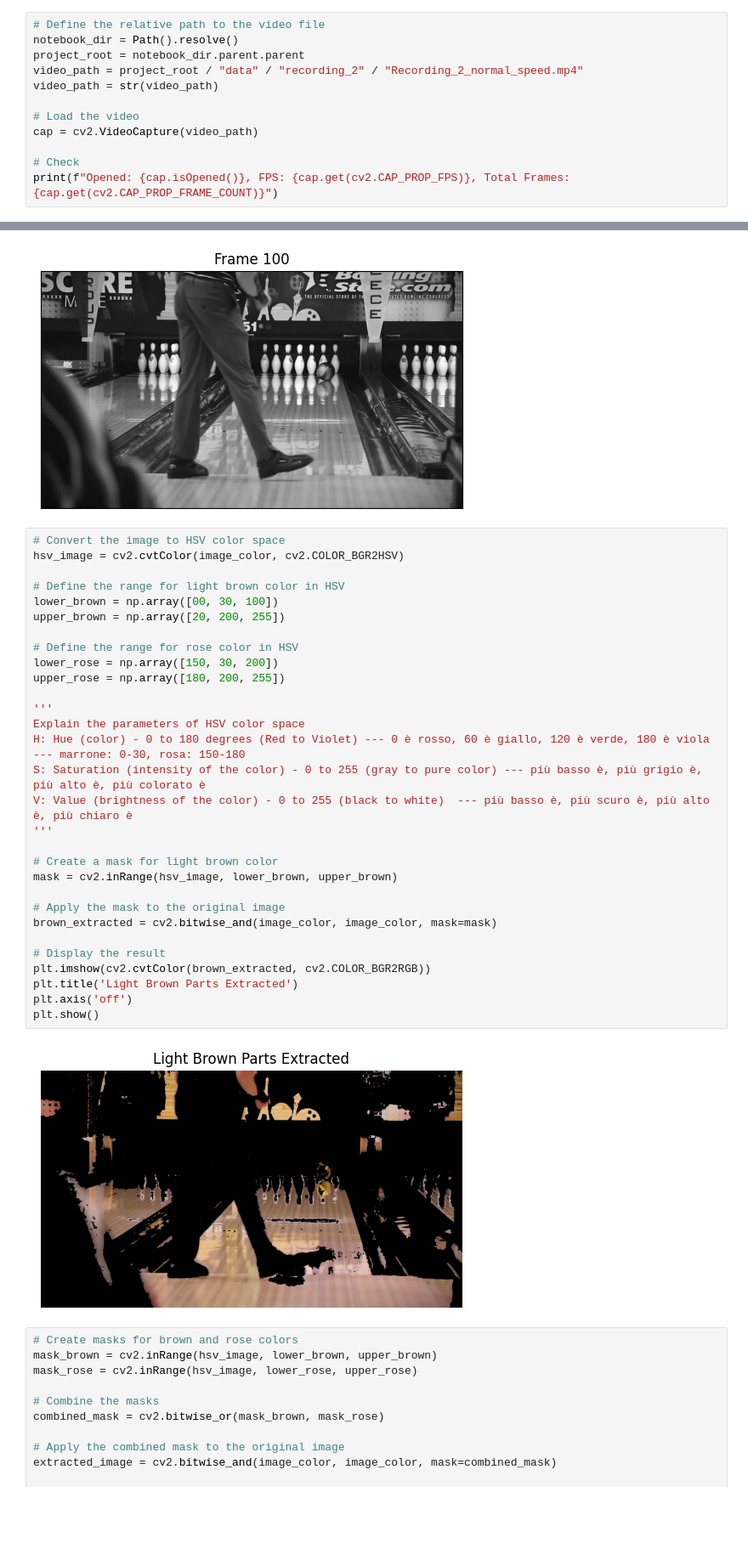
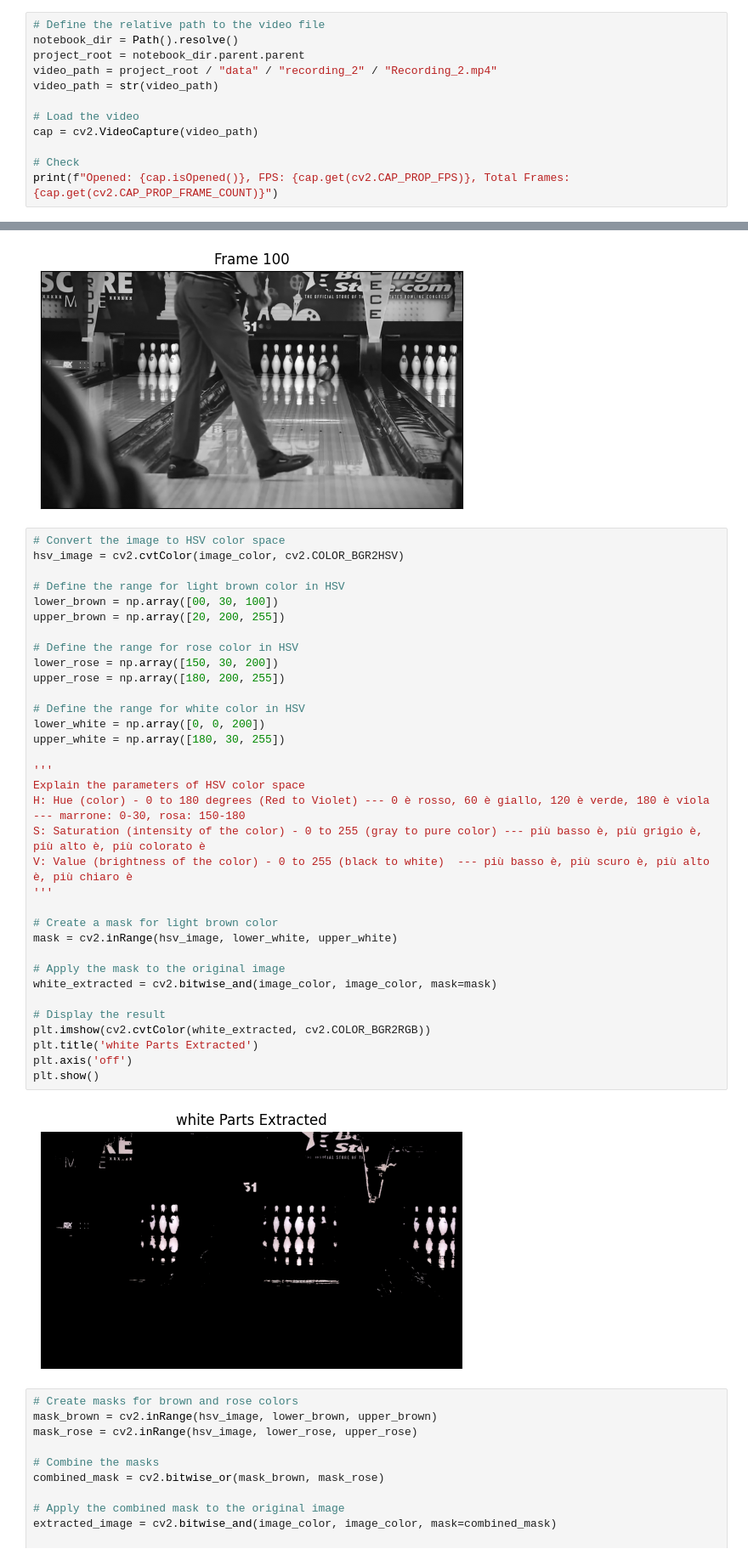
Before and after one commit to CorraPiano/bowling-analysis, a Jupyter notebook: notebook/lane_detection/lane_detection_test_colored.ipynb, the cells around one changed output, grey strips where cells are left out. Shown at 85% size. Drawn from its saved outputs; the diff is of its cells as text; blank space fills up the shorter version.

Commit message:
test su tutti i video + fixes

```diff
--- a/notebook/lane_detection/lane_detection_test_colored.ipynb
+++ b/notebook/lane_detection/lane_detection_test_colored.ipynb
@@ -13,7 +13,7 @@ Load video
 # Define the relative path to the video file
 notebook_dir = Path().resolve()
 project_root = notebook_dir.parent.parent
-video_path = project_root / "data" / "recording_2" / "Recording_2_normal_speed.mp4"
+video_path = project_root / "data" / "recording_2" / "Recording_2.mp4"
 video_path = str(video_path)
 
 # Load the video
@@ -47,35 +47,39 @@ plt.show()
 # %%
 # Convert the image to HSV color space
 hsv_image = cv2.cvtColor(image_color, cv2.COLOR_BGR2HSV)
 
 # Define the range for light brown color in HSV
 lower_brown = np.array([00, 30, 100])
 upper_brown = np.array([20, 200, 255])
 
 # Define the range for rose color in HSV
 lower_rose = np.array([150, 30, 200])
 upper_rose = np.array([180, 200, 255])
 
+# Define the range for white color in HSV
+lower_white = np.array([0, 0, 200])
+upper_white = np.array([180, 30, 255])
+
 '''
 Explain the parameters of HSV color space
 H: Hue (color) - 0 to 180 degrees (Red to Violet) --- 0 è rosso, 60 è giallo, 120 è verde, 180 è viola --- marrone: 0-30, rosa: 150-180
 S: Saturation (intensity of the color) - 0 to 255 (gray to pure color) --- più basso è, più grigio è, più alto è, più colorato è
 V: Value (brightness of the color) - 0 to 255 (black to white)  --- più basso è, più scuro è, più alto è, più chiaro è
 '''
 
 # Create a mask for light brown color
-mask = cv2.inRange(hsv_image, lower_brown, upper_brown)
+mask = cv2.inRange(hsv_image, lower_white, upper_white)
 
 # Apply the mask to the original image
-brown_extracted = cv2.bitwise_and(image_color, image_color, mask=mask)
+white_extracted = cv2.bitwise_and(image_color, image_color, mask=mask)
 
 # Display the result
-plt.imshow(cv2.cvtColor(brown_extracted, cv2.COLOR_BGR2RGB))
-plt.title('Light Brown Parts Extracted')
+plt.imshow(cv2.cvtColor(white_extracted, cv2.COLOR_BGR2RGB))
+plt.title('white Parts Extracted')
 plt.axis('off')
 plt.show()
 # %% [output]
-[figure, old version]
+[figure, new version]
 # %%
 # Create masks for brown and rose colors
 mask_brown = cv2.inRange(hsv_image, lower_brown, upper_brown)
```
Also changed, not shown: 38 other files.
